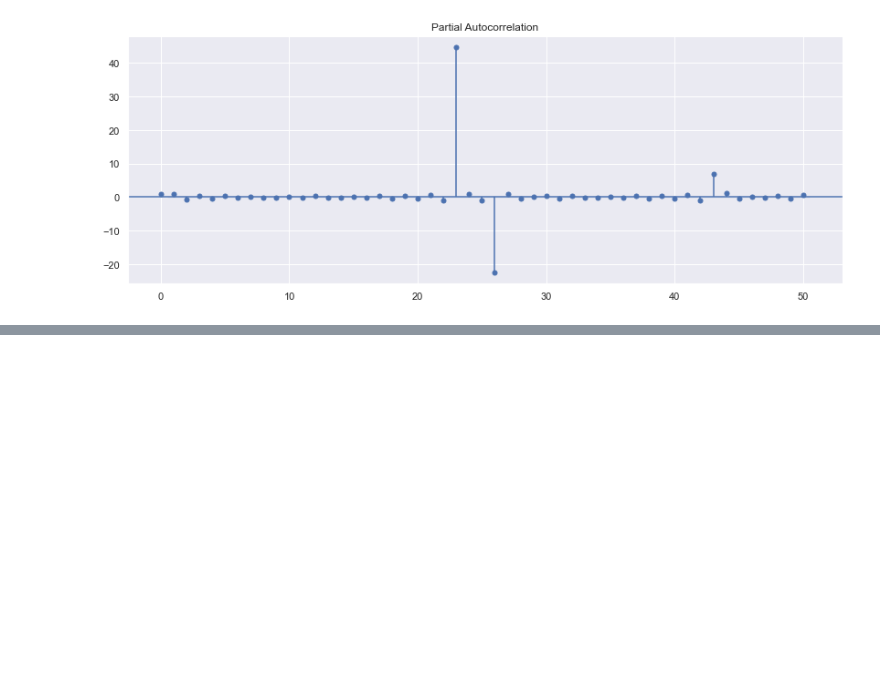
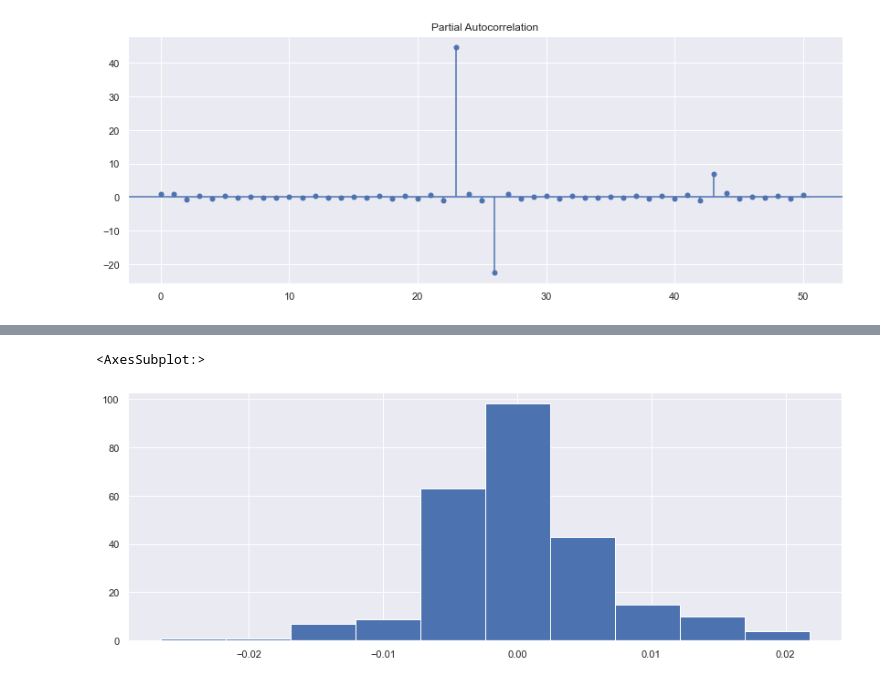
Before and after one commit to emel333/time_series_home_prices, a Jupyter notebook: eda-context.ipynb, the cells around one changed output, grey strips where cells are left out. Cells and saved outputs as stored; diff of their text form; code cells hidden in the pictures; blank space fills up the shorter version.

```diff
--- a/eda-context.ipynb
+++ b/eda-context.ipynb
@@ -1007,0 +1126,5 @@ AxesSubplot(0.125,0.125;0.775x0.755)
+# %%
+top_zip_series_resid_diff_2.hist()
+# %% [output]
+<AxesSubplot:>
+[figure, added]
```
Also changed, not shown: parts of 26 cells of this notebook.
